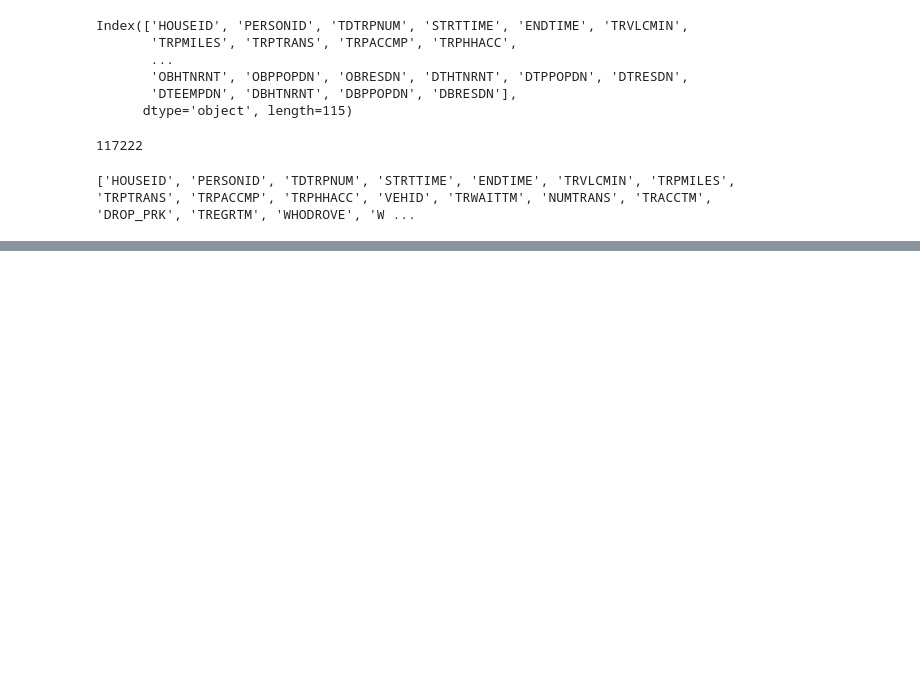
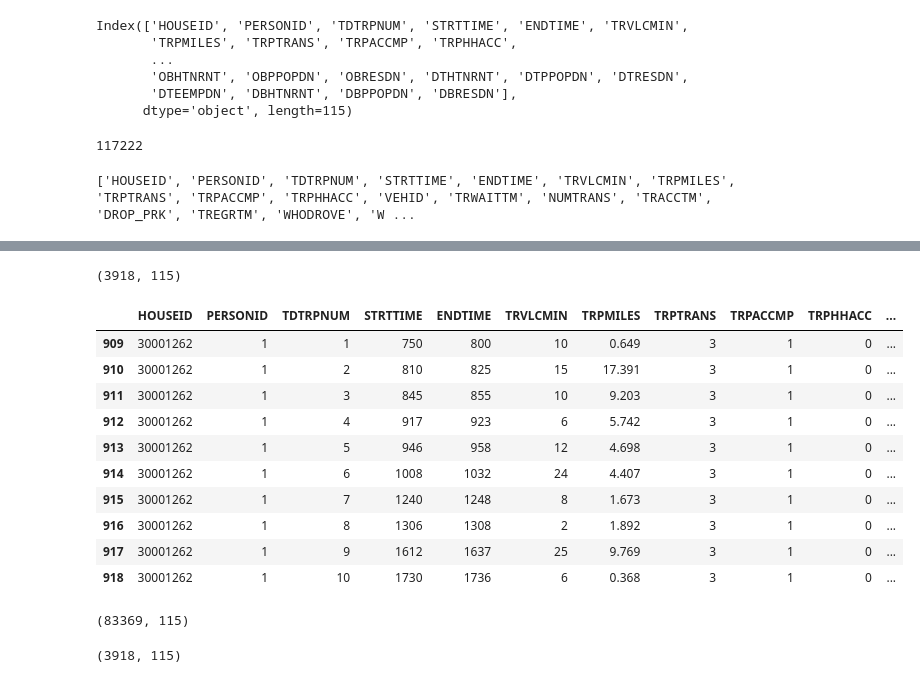
Before and after one commit to SyedFaquar/pattern_recognition, a Jupyter notebook: notebooks/initial_notebook.ipynb, the cells around one changed output, grey strips where cells are left out. Saved outputs shown, nothing was run; the diff lists cells and outputs as text; code cells hidden in the pictures; blank space fills up the shorter version.

Commit message:
function added for filter state

```diff
--- a/notebooks/initial_notebook.ipynb
+++ b/notebooks/initial_notebook.ipynb
@@ -213,0 +244,36 @@ req_col = ['HOUSEID', 'PERSONID', 'STRTTIME', '']
+# %%
+urban_nj = nj[nj['URBAN'].isin([1,2,3])]
+# %%
+urban_nj.shape
+# %% [output]
+(3918, 115)
+# %%
+urban_nj.head(10)
+# %% [output]
+|  | HOUSEID | PERSONID | TDTRPNUM | STRTTIME | ENDTIME | TRVLCMIN | TRPMILES | TRPTRANS | TRPACCMP | TRPHHACC | ... |
+| 909 | 30001262 | 1 | 1 | 750 | 800 | 10 | 0.649 | 3 | 1 | 0 | ... |
+| 910 | 30001262 | 1 | 2 | 810 | 825 | 15 | 17.391 | 3 | 1 | 0 | ... |
+| 911 | 30001262 | 1 | 3 | 845 | 855 | 10 | 9.203 | 3 | 1 | 0 | ... |
+| 912 | 30001262 | 1 | 4 | 917 | 923 | 6 | 5.742 | 3 | 1 | 0 | ... |
+| 913 | 30001262 | 1 | 5 | 946 | 958 | 12 | 4.698 | 3 | 1 | 0 | ... |
+| 914 | 30001262 | 1 | 6 | 1008 | 1032 | 24 | 4.407 | 3 | 1 | 0 | ... |
+| 915 | 30001262 | 1 | 7 | 1240 | 1248 | 8 | 1.673 | 3 | 1 | 0 | ... |
+| 916 | 30001262 | 1 | 8 | 1306 | 1308 | 2 | 1.892 | 3 | 1 | 0 | ... |
+| 917 | 30001262 | 1 | 9 | 1612 | 1637 | 25 | 9.769 | 3 | 1 | 0 | ... |
+| 918 | 30001262 | 1 | 10 | 1730 | 1736 | 6 | 0.368 | 3 | 1 | 0 | ... |
+# %%
+#function for filtering NY and urban from the dataset
+def filter_state(df, state_code):
+    state = df[df['HHSTFIPS'] == state_code]
+    urban = state[state['URBAN'].isin([1,2,3])]
+    return urban
+
+
+
+filter_state(df, 36).shape
+# %% [output]
+(83369, 115)
+# %%
+filter_state(df, 34).shape
+# %% [output]
+(3918, 115)
```
Also changed, not shown: parts of 7 cells of this notebook.
